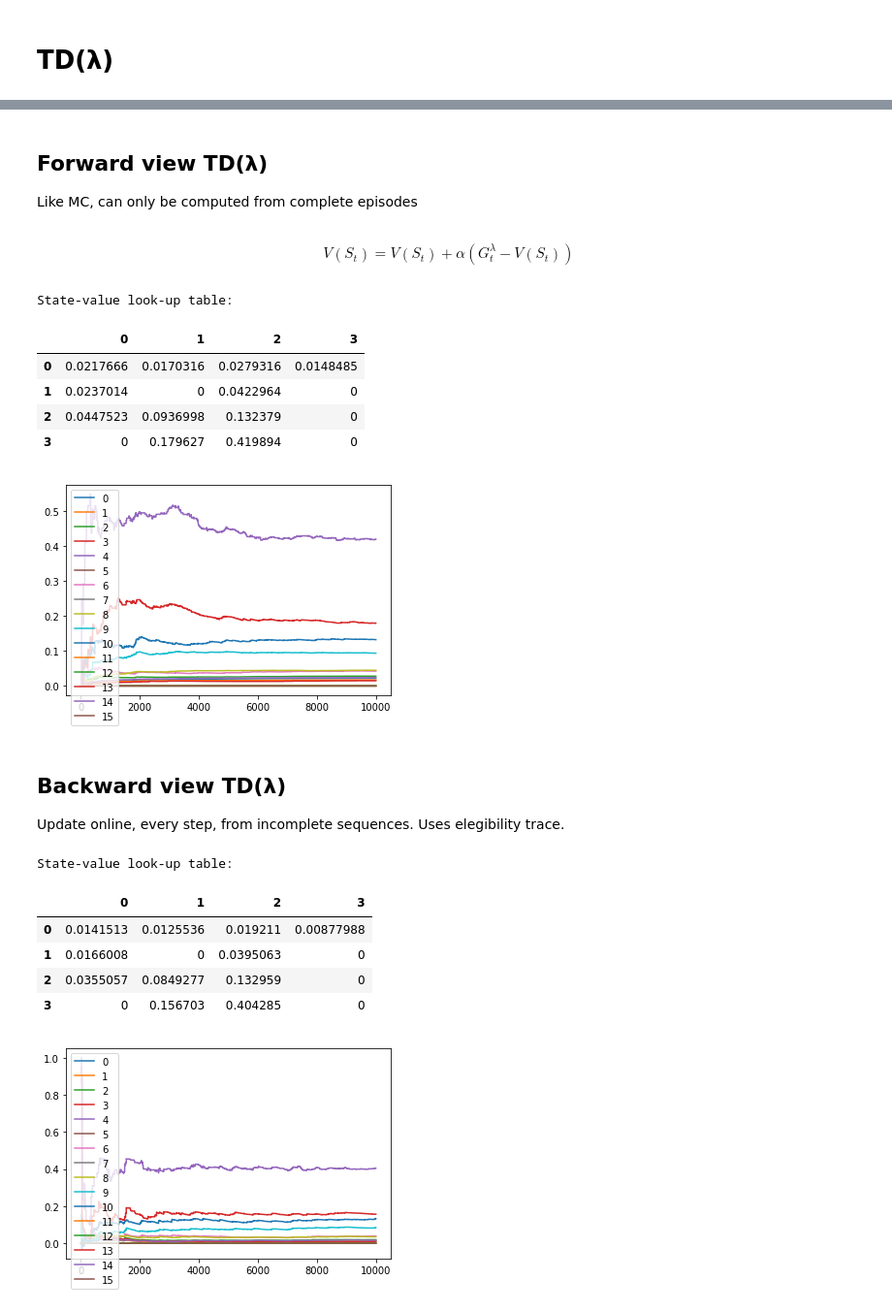
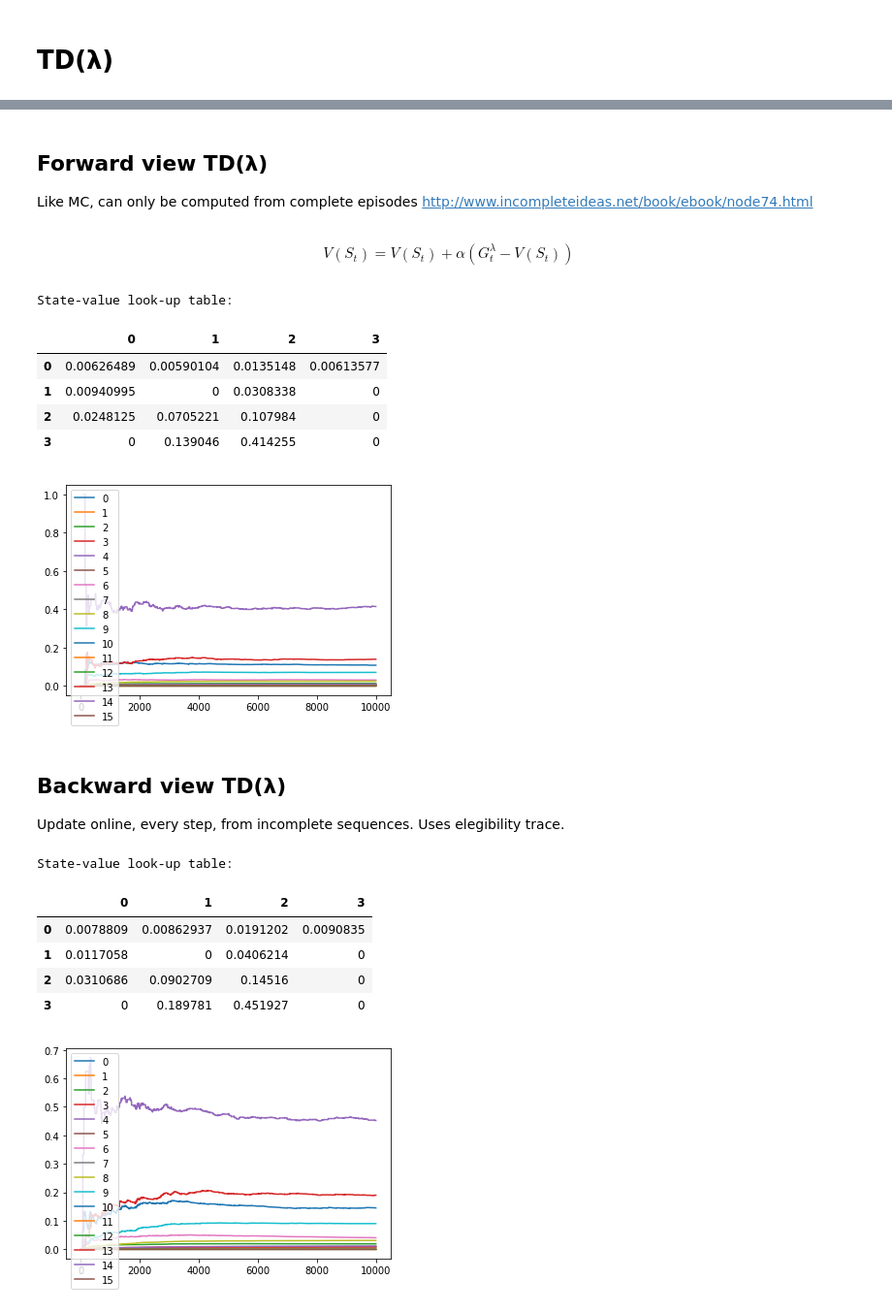
Before and after one commit to FedericoFontana/reinforcement-learning, a Jupyter notebook: notebooks/silver-lectures/lecture4-model-free-prediction.ipynb, the cells around one changed output, grey strips where cells are left out. Shown: that part at 97% size. Cells and saved outputs as stored; diff of their text form; code cells hidden in the pictures.

Commit message:
Fixed bug in forward TD lambda. Implemented MC control

```diff
--- a/notebooks/silver-lectures/lecture4-model-free-prediction.ipynb
+++ b/notebooks/silver-lectures/lecture4-model-free-prediction.ipynb
@@ -176,6 +182,7 @@ G_t^{\lambda} = \sum_{n=1}^{\inf} (1 - \lambda) \lambda^{n-1} G_t^{(n)}
 # %% [markdown]
 ## Forward view TD(λ)
 Like MC, can only be computed from complete episodes
+http://www.incompleteideas.net/book/ebook/node74.html
 # %% [markdown]
 \begin{equation}
 V(S_t) = V(S_t) + \alpha (G_{t}^{\lambda} - V(S_t))
@@ -195,14 +202,18 @@ def forward_td_lambda(env: gym.Env, policy: Callable, n_trajectories: int=1000,
         for t in range(nr_steps):
 
             # Calculate G_lambda_t, representing the target for TD(λ).
-            nr_steps_left = nr_steps - t
-            G_lambda_t = 0
-            total_weight = sum(lambda_ ** i for i in range(nr_steps_left))  # in the limit, this is 1 / (1 - lambda_)
-            for n in range(1, nr_steps_left + 1):
+            # See: http://www.incompleteideas.net/book/ebook/node74.html
+            G_lambda_t = lambda_**(nr_steps - t) * rewards[t+1]
+            for n in range(1, nr_steps - t + 1):  # TODO: +1?
                 # n (def): number of returns used to calculate G_t before bootstrapping with V.
-                G_n_t = sum((gamma**i) * rewards[t+1+i] for i in range(n)) + (gamma**n) * V[states[t+n]]
-                G_lambda_t += lambda_**(n-1) / total_weight * G_n_t
-            # Note: for nr_steps_left -> +inf, the update is G_lambda_t += (1 - lambda_) * lambda_**(n-1) * G_n_t
+                bootstrap = (gamma**n) * V[states[t+n]]
+                G_n_t = sum((gamma**i) * rewards[t+1+i] for i in range(n)) + bootstrap
+                G_lambda_t += (1 - lambda_) * lambda_**(n-1) * G_n_t
+
+            # This should actually be a unit test in a proper software.
+            sum_of_weigths = lambda_**(nr_steps - t) + sum((1 - lambda_) * lambda_**(n-1) for n in range(1, nr_steps - t + 1))
+            if abs(1 - sum_of_weigths) > 0.0005:
+                raise ValueError("Sum of weights is {}".format(sum_of_weigths))
 
             # Update state-value look-up table.
             S_t = states[t]
@@ -217,18 +228,18 @@ def forward_td_lambda(env: gym.Env, policy: Callable, n_trajectories: int=1000,
     return pd.DataFrame(V_history).T
 # %%
 V_history = forward_td_lambda(env, policy_random, n_trajectories=10000,
-                              gamma=1, alpha=None, lambda_=0.95)
+                              gamma=1, alpha=None, lambda_=0.5)
 V_history.plot()
 print('State-value look-up table:')
 pd.DataFrame(V_history.iloc[-1].combine_first(pd.Series('', index=range(16))).values.reshape(4, 4)).round(4)
 # %% [output]
 State-value look-up table:
 |  | 0 | 1 | 2 | 3 |
-| 0 | 0.0217666 | 0.0170316 | 0.0279316 | 0.0148485 |
-| 1 | 0.0237014 | 0 | 0.0422964 | 0 |
-| 2 | 0.0447523 | 0.0936998 | 0.132379 | 0 |
-| 3 | 0 | 0.179627 | 0.419894 | 0 |
+| 0 | 0.00626489 | 0.00590104 | 0.0135148 | 0.00613577 |
+| 1 | 0.00940995 | 0 | 0.0308338 | 0 |
+| 2 | 0.0248125 | 0.0705221 | 0.107984 | 0 |
+| 3 | 0 | 0.139046 | 0.414255 | 0 |
-[figure, old version]
+[figure, new version]
 # %% [markdown]
 ## Backward view TD(λ)
 Update online, every step, from incomplete sequences. Uses elegibility trace.
@@ -274,15 +285,15 @@ def backward_td_learning(env: gym.Env, policy: Callable, n_trajectories: int=100
     return pd.DataFrame(V_history).T
 # %%
 V_history = backward_td_learning(env, policy_random, n_trajectories=10000,
-                                 gamma=1, alpha=None, lambda_=0.95)
+                                 gamma=1, alpha=None, lambda_=0.5)
 V_history.plot()
 print('State-value look-up table:')
 pd.DataFrame(V_history.iloc[-1].combine_first(pd.Series('', index=range(16))).values.reshape(4, 4)).round(4)
 # %% [output]
 State-value look-up table:
 |  | 0 | 1 | 2 | 3 |
-| 0 | 0.0141513 | 0.0125536 | 0.019211 | 0.00877988 |
-| 1 | 0.0166008 | 0 | 0.0395063 | 0 |
-| 2 | 0.0355057 | 0.0849277 | 0.132959 | 0 |
-| 3 | 0 | 0.156703 | 0.404285 | 0 |
+| 0 | 0.0078809 | 0.00862937 | 0.0191202 | 0.0090835 |
+| 1 | 0.0117058 | 0 | 0.0406214 | 0 |
+| 2 | 0.0310686 | 0.0902709 | 0.14516 | 0 |
+| 3 | 0 | 0.189781 | 0.451927 | 0 |
-[figure, old version]
+[figure, new version]
```
Also changed, not shown: parts of 2 cells of this notebook, 1 other file.
